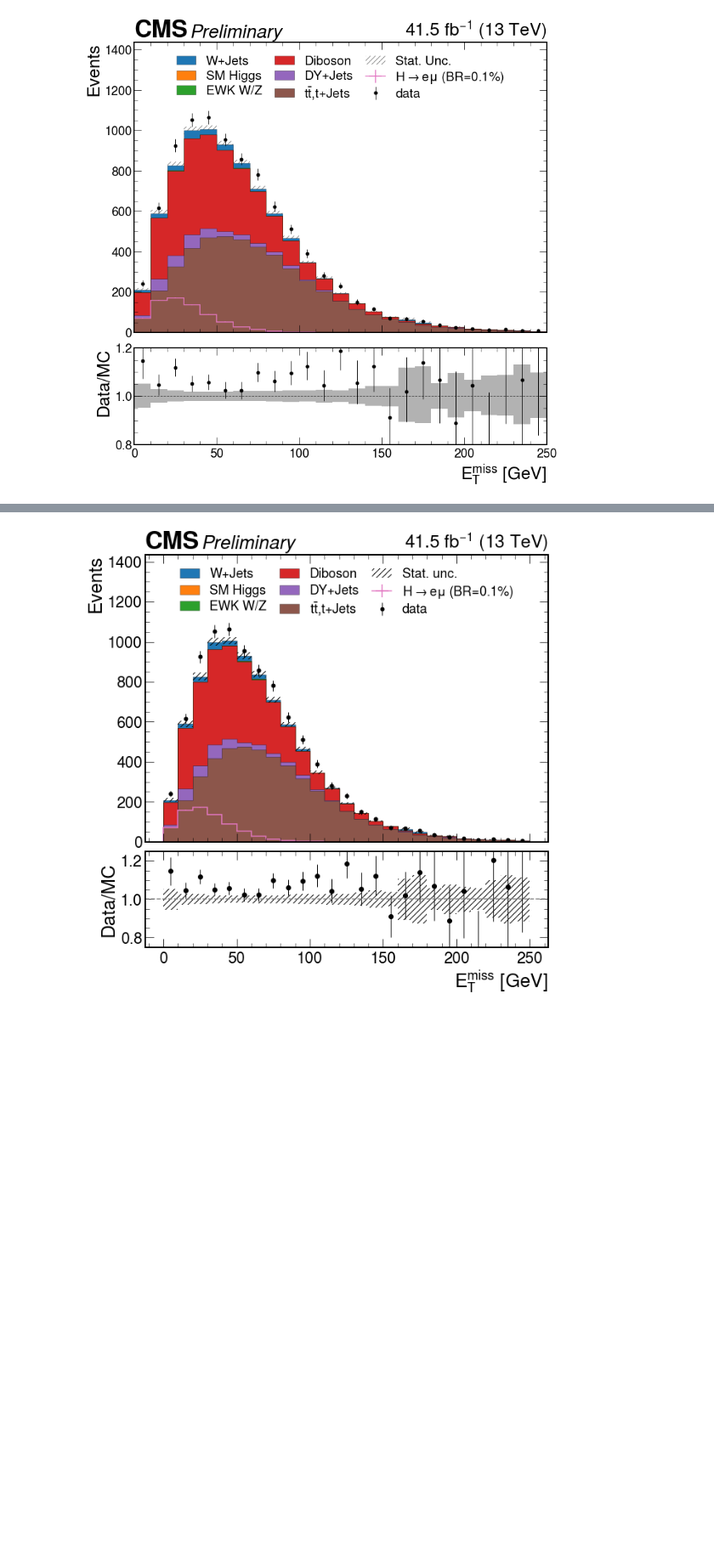
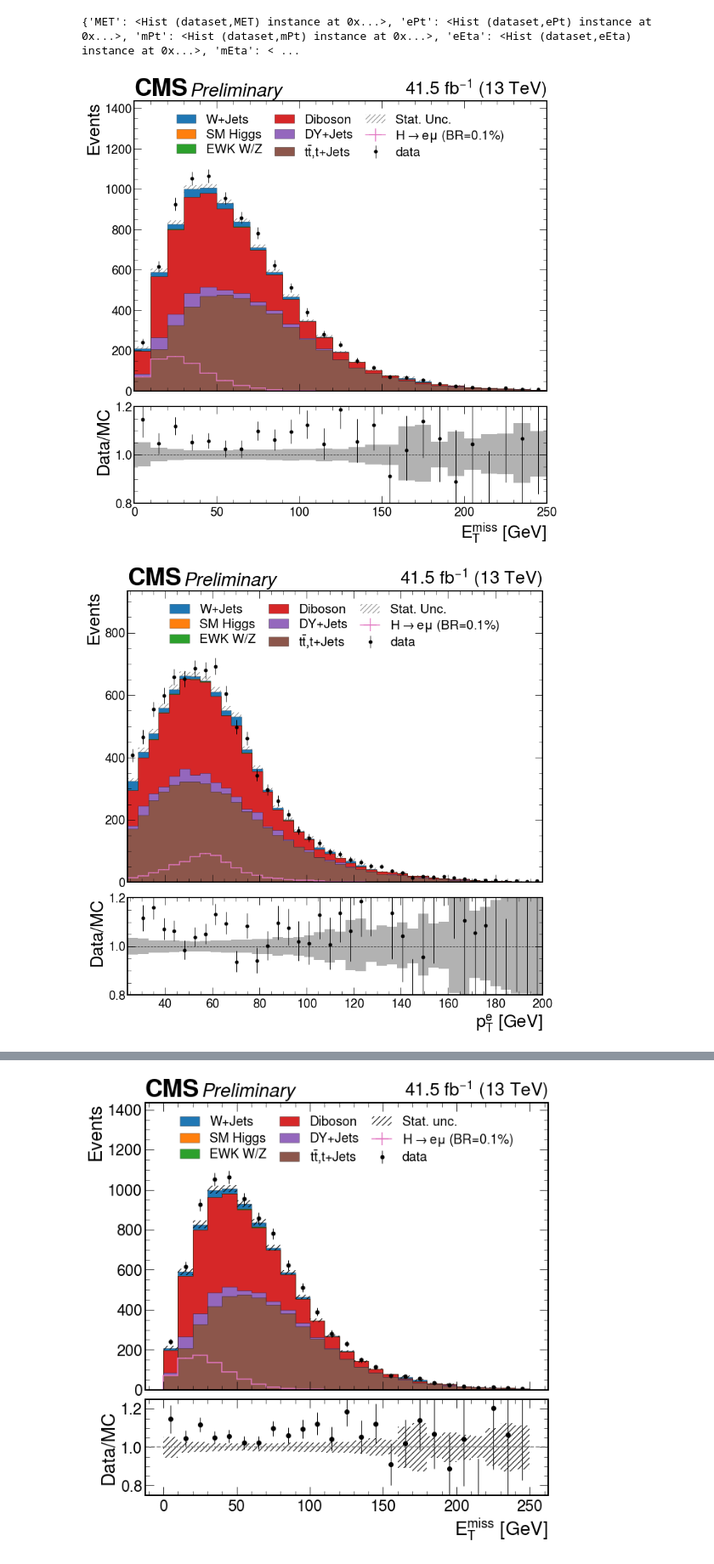
Before and after one commit to kawaho/Flavour-Violating-Coffea, a Jupyter notebook: notebooks/Plotting.ipynb, the cells around one changed output, grey strips where cells are left out. Shown: that part at 85% size. Cells and saved outputs as stored; diff of their text form; code cells hidden in the pictures; blank space fills up the shorter version.

```diff
--- a/notebooks/Plotting.ipynb
+++ b/notebooks/Plotting.ipynb
@@ -9,10 +9,12 @@ datalumis = {'2016preVFP': 36.3, '2016postVFP': 36.3, '2017': 41.5, '2018': 59.8
 %matplotlib inline
 
 for year in years:
-    histo_dict = load(f"../results/{year}/makeHist/output_btagM.coffea")[0]
+    #histo_dict = load(f"../results/{year}/makeHist/output_btagM.coffea")[0]#_coffea_bTag.coffea")[0]
+    histo_dict = load(f"../results/{year}/makeHist/output_coffea_bTag_local.coffea")[0]
+    print(histo_dict)
 
     list_of_bkg = [r'$t\bar{t}$,t+Jets', 'SM Higgs', "DY+Jets", "EWK W/Z", "Diboson", "W+Jets"]
-    lis_of_vars = ['MET']#, 'ePt', 'mPt', 'eEta', 'mEta', 'j1Pt', 'j2Pt', 'j1Eta', 'j2Eta']
+    lis_of_vars = ['MET', 'ePt', 'mPt', 'eEta', 'mEta', 'j1Pt', 'j2Pt', 'j1Eta', 'j2Eta']
 
     xlabel_dict = {
         "$\eta^{j_{1}}$"
@@ -112,30 +114,32 @@ for year in years:
             label_list.append(t)
         new_label_list = []
         for txt in label_list[1]:
             if txt[0] == '0':
                 txt = str(txt)[:4]
             if txt==r'$H\rightarrow e\mu$ (BR=1%)':
                 new_label_list.append(r'$H\rightarrow e\mu$ (BR={:.1f}%)'.format(signal_scale))
             else:
                 new_label_list.append(txt)
         label_list[1] = new_label_list
         leg = ax.legend(fontsize='x-small', ncol=3, columnspacing=1, labelspacing=0.25, loc=9, handles=label_list[0], labels=label_list[1])
 
         hist.plotratio(
             num=data.sum("dataset"),
             denom=bkg.sum("dataset"),
             ax=rax,
             error_opts=data_err_opts,
             denom_fill_opts={},
             guide_opts={},
             unc='num'
         )
 
 #         from matplotlib.ticker import (MultipleLocator, FormatStrFormatter, AutoMinorLocator)
 #         rax.xaxis.set_minor_locator(AutoMinorLocator()) #rax.minorticks_on()
         rax.set_ylim(0.8, 1.2)
         rax.set_ylabel("Data/MC", loc='center')
 
         lumi = mplhep.cms.label(ax=ax, lumi=datalumis[year], label="Preliminary", data=1)
 # %% [output]
+{'MET': <Hist (dataset,MET) instance at 0x...>, 'ePt': <Hist (dataset,ePt) instance at 0x...>, 'mPt': <Hist (dataset,mPt) instance at 0x...>, 'eEta': <Hist (dataset,eEta) instance at 0x...>, 'mEta': < ...
 [figure]
+[figure, added]
```
Also changed, not shown: parts of 1 cell of this notebook, 10 other files.
